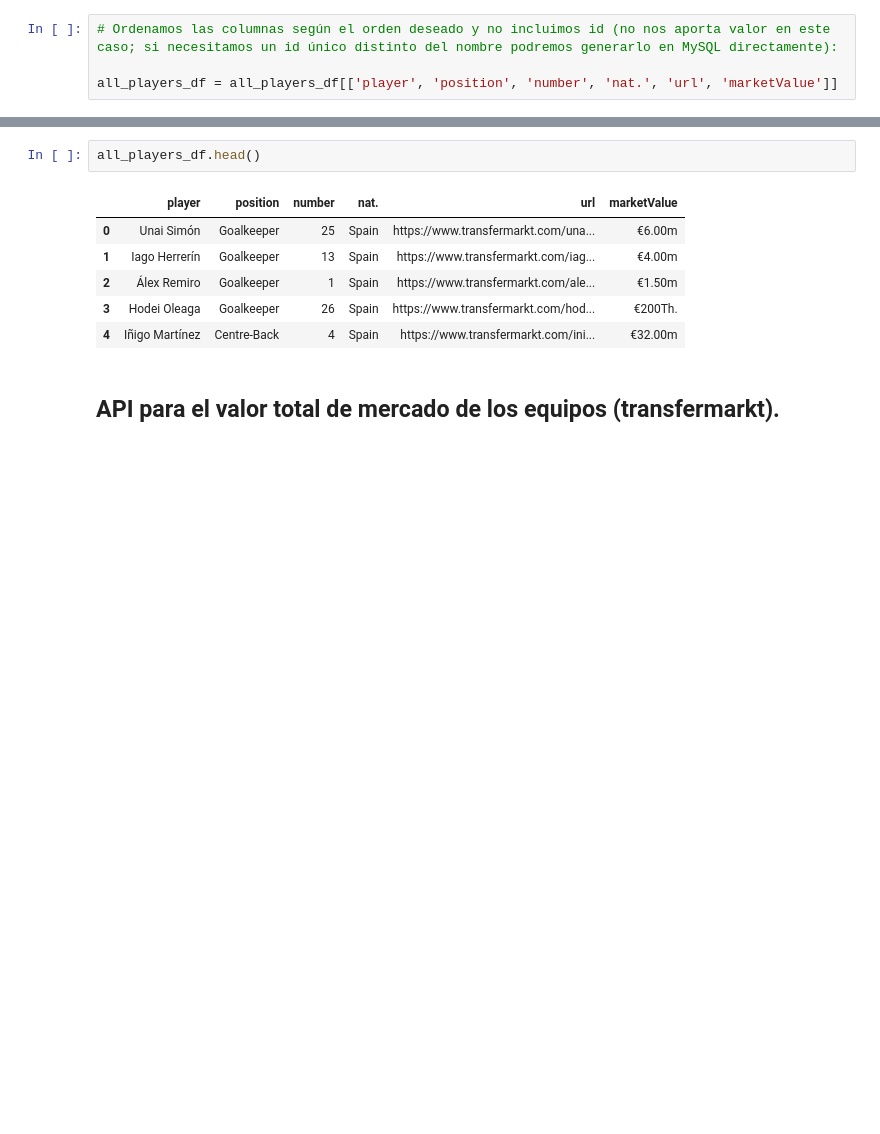
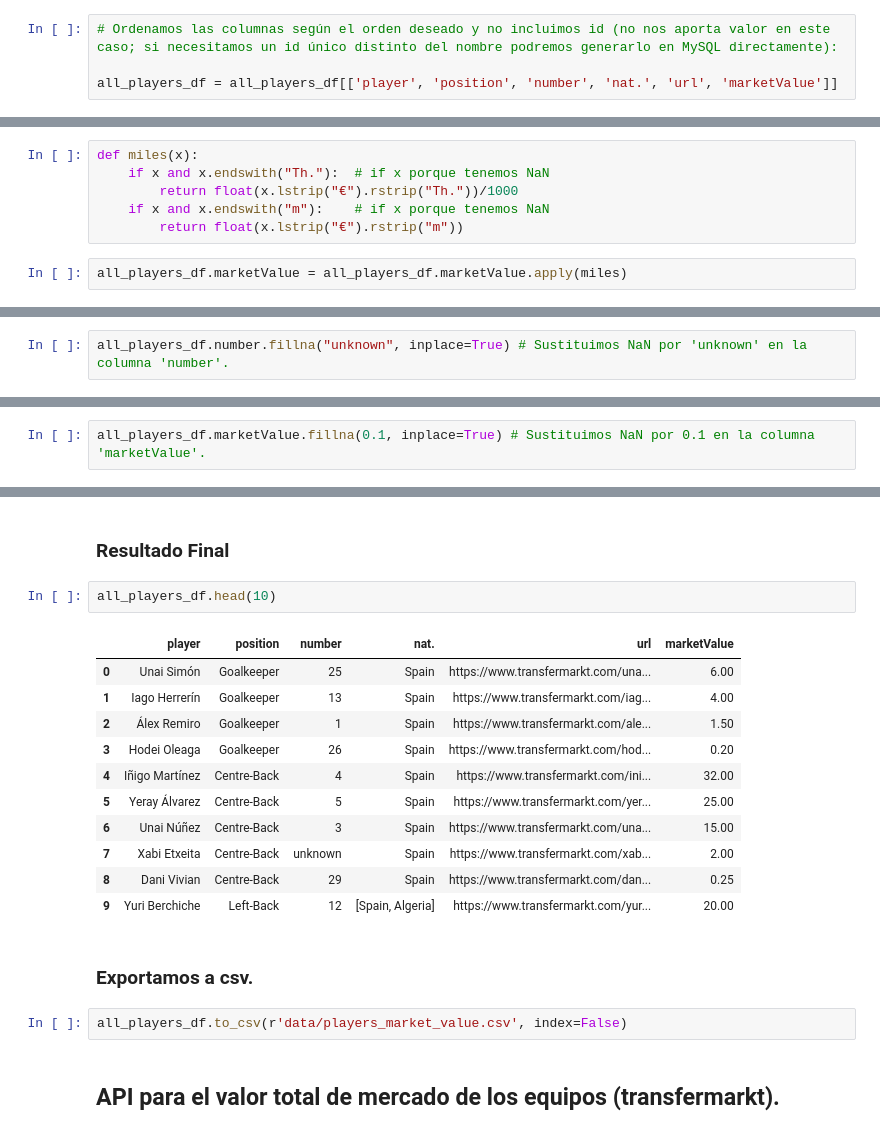
Before and after one commit to mariozapatero/ETL-Project, a Jupyter notebook: market_values.ipynb, the cells around one changed output, grey strips where cells are left out. Drawn from its saved outputs; the diff is of its cells as text; blank space fills up the shorter version.

```diff
--- a/market_values.ipynb
+++ b/market_values.ipynb
@@ -197,0 +207,8 @@ all_players_df = all_players_df[['player', 'position', 'number', 'nat.', 'url',
+# %%
+def miles(x):
+    if x and x.endswith("Th."):  # if x porque tenemos NaN
+        return float(x.lstrip("€").rstrip("Th."))/1000
+    if x and x.endswith("m"):    # if x porque tenemos NaN
+        return float(x.lstrip("€").rstrip("m"))
+# %%
+all_players_df.marketValue = all_players_df.marketValue.apply(miles)
@@ -197,0 +233,2 @@ all_players_df = all_players_df[['player', 'position', 'number', 'nat.', 'url',
+# %%
+all_players_df.number.fillna("unknown", inplace=True) # Sustituimos NaN por 'unknown' en la columna 'number'.
@@ -197,0 +239,2 @@ all_players_df = all_players_df[['player', 'position', 'number', 'nat.', 'url',
+# %%
+all_players_df.marketValue.fillna(0.1, inplace=True) # Sustituimos NaN por 0.1 en la columna 'marketValue'.
@@ -198,12 +251,23 @@ all_players_df = all_players_df[['player', 'position', 'number', 'nat.', 'url',
+# %% [markdown]
+### Resultado Final
 # %%
-all_players_df.head()
+all_players_df.head(10)
 # %% [output]
 |  | player | position | number | nat. | url | marketValue |
-| 0 | Unai Simón | Goalkeeper | 25 | Spain | https://www.transfermarkt.com/una... | €6.00m |
-| 1 | Iago Herrerín | Goalkeeper | 13 | Spain | https://www.transfermarkt.com/iag... | €4.00m |
-| 2 | Álex Remiro | Goalkeeper | 1 | Spain | https://www.transfermarkt.com/ale... | €1.50m |
-| 3 | Hodei Oleaga | Goalkeeper | 26 | Spain | https://www.transfermarkt.com/hod... | €200Th. |
-| 4 | Iñigo Martínez | Centre-Back | 4 | Spain | https://www.transfermarkt.com/ini... | €32.00m |
+| 0 | Unai Simón | Goalkeeper | 25 | Spain | https://www.transfermarkt.com/una... | 6.00 |
+| 1 | Iago Herrerín | Goalkeeper | 13 | Spain | https://www.transfermarkt.com/iag... | 4.00 |
+| 2 | Álex Remiro | Goalkeeper | 1 | Spain | https://www.transfermarkt.com/ale... | 1.50 |
+| 3 | Hodei Oleaga | Goalkeeper | 26 | Spain | https://www.transfermarkt.com/hod... | 0.20 |
+| 4 | Iñigo Martínez | Centre-Back | 4 | Spain | https://www.transfermarkt.com/ini... | 32.00 |
+| 5 | Yeray Álvarez | Centre-Back | 5 | Spain | https://www.transfermarkt.com/yer... | 25.00 |
+| 6 | Unai Núñez | Centre-Back | 3 | Spain | https://www.transfermarkt.com/una... | 15.00 |
+| 7 | Xabi Etxeita | Centre-Back | unknown | Spain | https://www.transfermarkt.com/xab... | 2.00 |
+| 8 | Dani Vivian | Centre-Back | 29 | Spain | https://www.transfermarkt.com/dan... | 0.25 |
+| 9 | Yuri Berchiche | Left-Back | 12 | [Spain, Algeria] | https://www.transfermarkt.com/yur... | 20.00 |
+# %% [markdown]
+### Exportamos a csv.
+# %%
+all_players_df.to_csv(r'data/players_market_value.csv', index=False)
 # %% [markdown]
 ## API para el valor total de mercado de los equipos (transfermarkt).
 # %% [markdown]
```
Also changed, not shown: parts of 10 cells of this notebook, 5 other files.
